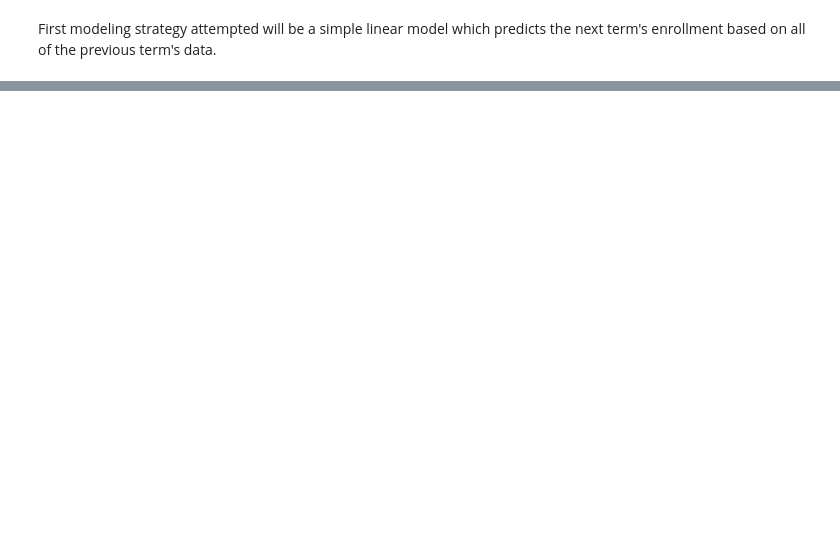
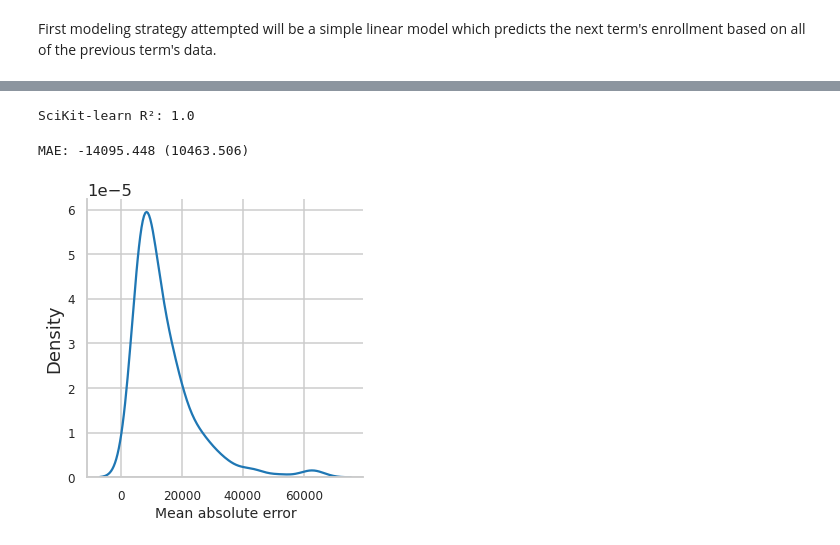
Before and after one commit to gperdrizet/LMC-enrollment-forecast, a Jupyter notebook: notebooks/linear_model.ipynb, the cells around one changed output, grey strips where cells are left out. Drawn from its saved outputs; the diff is of its cells as text; code cells hidden in the pictures; blank space fills up the shorter version.

```diff
--- a/notebooks/linear_model.ipynb
+++ b/notebooks/linear_model.ipynb
@@ -32,0 +76,39 @@ data
+# %%
+scikit_R_sqr = linear_model.score(X, actual_enrollment)
+print('SciKit-learn R\u00b2: {}'.format(np.round(scikit_R_sqr, 3)))
+# %% [output]
+SciKit-learn R²: 1.0
+# %%
+# Instantiate base bagging model using linear regression
+bagging_model = BaggingRegressor(
+    LinearRegression(),
+    n_estimators=10,
+    max_samples=7,
+    n_jobs=8,
+    random_state=123
+)
+
+# Setup and k-fold cross validation
+cv = RepeatedKFold(
+    n_splits=2,
+    n_repeats=100,
+    random_state=1
+)
+
+# Score model
+n_scores = cross_val_score(bagging_model, X, y, cv=cv, scoring='neg_mean_absolute_error')
+MAEs = abs(n_scores)
+
+# Report average performance
+print('MAE: %.3f (%.3f)' % (mean(n_scores), std(n_scores)))
+# %% [output]
+MAE: -14095.448 (10463.506)
+# %%
+# Plot distribution of MAE scores from each k-fold
+sns.displot(MAEs, kind="kde")
+plt.tick_params(labelsize=12)
+plt.xlabel('Mean absolute error', fontsize=14)
+
+plt.show()
+# %% [output]
+[figure, added]
```
Also changed, not shown: parts of 5 cells of this notebook.
